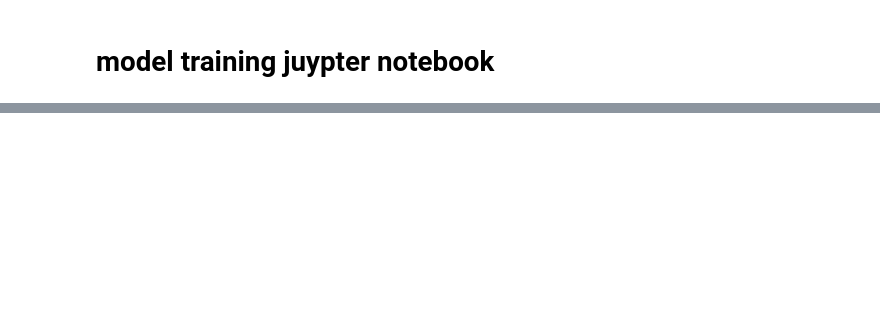
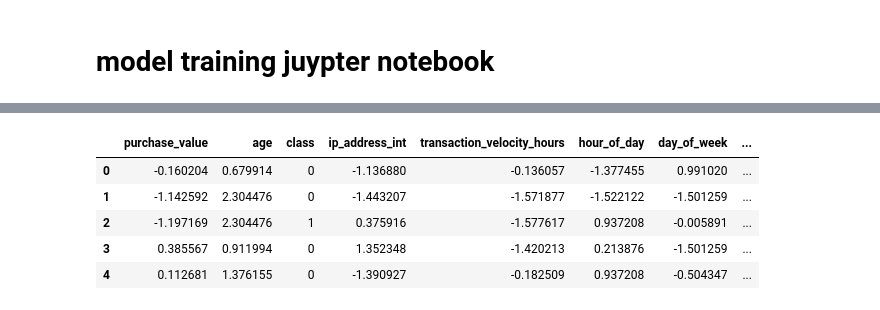
Before and after one commit to habrev/fraud-detection-for-e-commerce-and-bank-transactions, a Jupyter notebook: notebooks/model_training.ipynb, the cells around one changed output, grey strips where cells are left out. Drawn from its saved outputs; the diff is of its cells as text; code cells hidden in the pictures; blank space fills up the shorter version.

```diff
--- a/notebooks/model_training.ipynb
+++ b/notebooks/model_training.ipynb
@@ -10,0 +153,2 @@ ModuleNotFoundError: No module named 'pandas'
+# %%
+df_for_model['country'].fillna('Unknown', inplace=True)
@@ -10,0 +162,15 @@ ModuleNotFoundError: No module named 'pandas'
+# %%
+# Calculate the frequency of each country
+country_freq = df_for_model['country'].value_counts()
+
+# Map the frequencies to the country column
+df_for_model['country_freq'] = df_for_model['country'].map(country_freq)
+
+df_for_model.head()
+# %% [output]
+|  | purchase_value | age | class | ip_address_int | transaction_velocity_hours | hour_of_day | day_of_week | ... |
+| 0 | -0.160204 | 0.679914 | 0 | -1.136880 | -0.136057 | -1.377455 | 0.991020 | ... |
+| 1 | -1.142592 | 2.304476 | 0 | -1.443207 | -1.571877 | -1.522122 | -1.501259 | ... |
+| 2 | -1.197169 | 2.304476 | 1 | 0.375916 | -1.577617 | 0.937208 | -0.005891 | ... |
+| 3 | 0.385567 | 0.911994 | 0 | 1.352348 | -1.420213 | 0.213876 | -1.501259 | ... |
+| 4 | 0.112681 | 1.376155 | 0 | -1.390927 | -0.182509 | 0.937208 | -0.504347 | ... |
```
Also changed, not shown: parts of 14 cells of this notebook.
